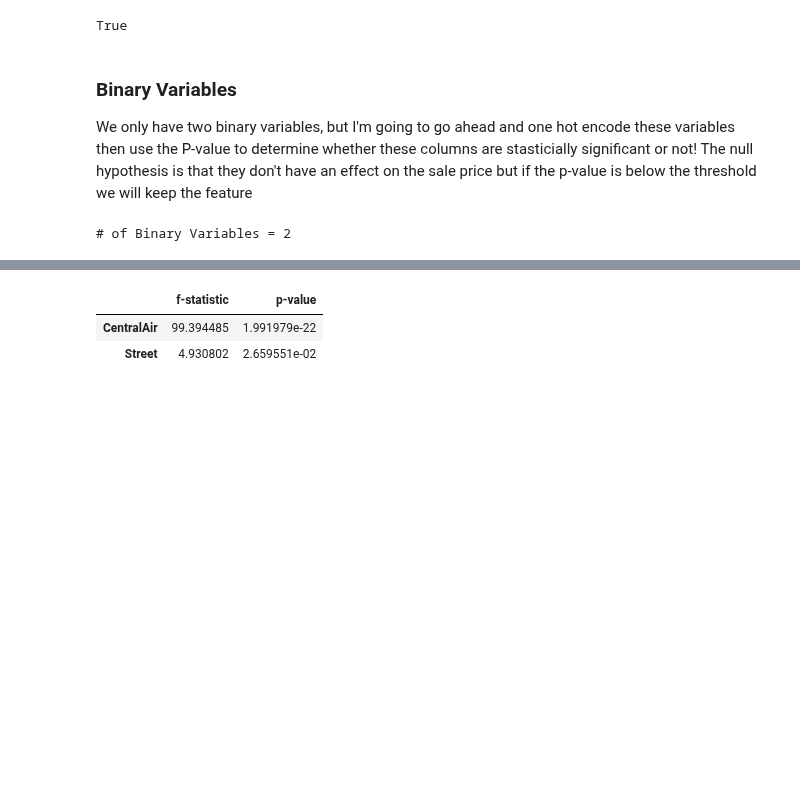
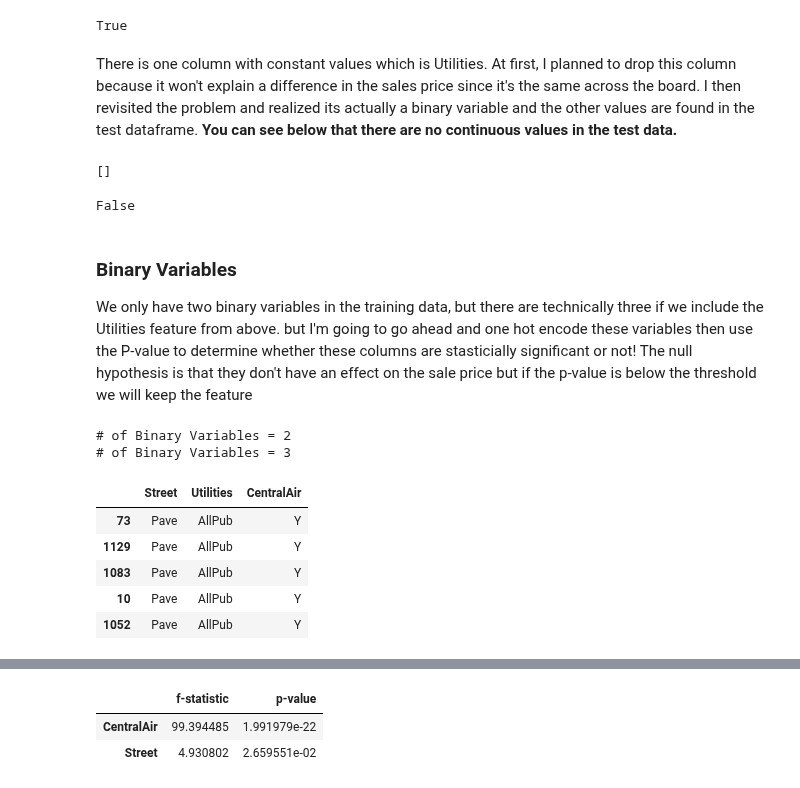
Before and after one commit to ebonnecab/mozilla-ds-project, a Jupyter notebook: analysis.ipynb, the cells around one changed output, grey strips where cells are left out. Saved outputs shown, nothing was run; the diff lists cells and outputs as text; code cells hidden in the pictures; blank space fills up the shorter version.

```diff
--- a/analysis.ipynb
+++ b/analysis.ipynb
@@ -611,13 +598,36 @@ X_test = remove_const(X_test, 'Utilities')
+# %% [markdown]
+There is one column with constant values which is Utilities. At first, I planned to drop this column because it won't explain a difference in the sales price since it's the same across the board. I then revisited the problem and realized its actually a binary variable and the other values are found in the test dataframe. **You can see below that there are no continuous values in the test data.**
+# %%
+const_cols2 = categorical_filter(X_test, 1, 1)
+print(const_cols2)
+# %% [output]
+[]
+# %%
+((X_test[const_cols] == 'AllPub').all()).all()
+# %% [output]
+False
 # %% [markdown]
 ### Binary Variables
-We only have two binary variables, but I'm going to go ahead and one hot encode these variables then use the P-value to determine whether these columns are stasticially significant or not! The null hypothesis is that they don't have an effect on the sale price but if the p-value is below the threshold we will keep the feature
+We only have two binary variables in the training data, but there are technically three if we include the Utilities feature from above. but I'm going to go ahead and one hot encode these variables then use the P-value to determine whether these columns are stasticially significant or not! The null hypothesis is that they don't have an effect on the sale price but if the p-value is below the threshold we will keep the feature
 # %%
 binary_cols = categorical_filter(X_train, 1, 2)
+binary_cols2 = categorical_filter(X_test, 1, 2)
 print('# of Binary Variables = {}'.format(len(binary_cols)))
+print('# of Binary Variables = {}'.format(len(binary_cols2)))
 # %% [output]
 # of Binary Variables = 2
+# of Binary Variables = 3
 # %%
 n_rows = len(X_train)
-X_train_binary = X_train[binary_cols]
-X_test_binary = X_test[binary_cols]
+X_train_binary = X_train[binary_cols2]
+X_test_binary = X_test[binary_cols2]
+
+X_train_binary.head()
+# %% [output]
+|  | Street | Utilities | CentralAir |
+| 73 | Pave | AllPub | Y |
+| 1129 | Pave | AllPub | Y |
+| 1083 | Pave | AllPub | Y |
+| 10 | Pave | AllPub | Y |
+| 1052 | Pave | AllPub | Y |
 # %%
```
Also changed, not shown: parts of 13 cells of this notebook.
